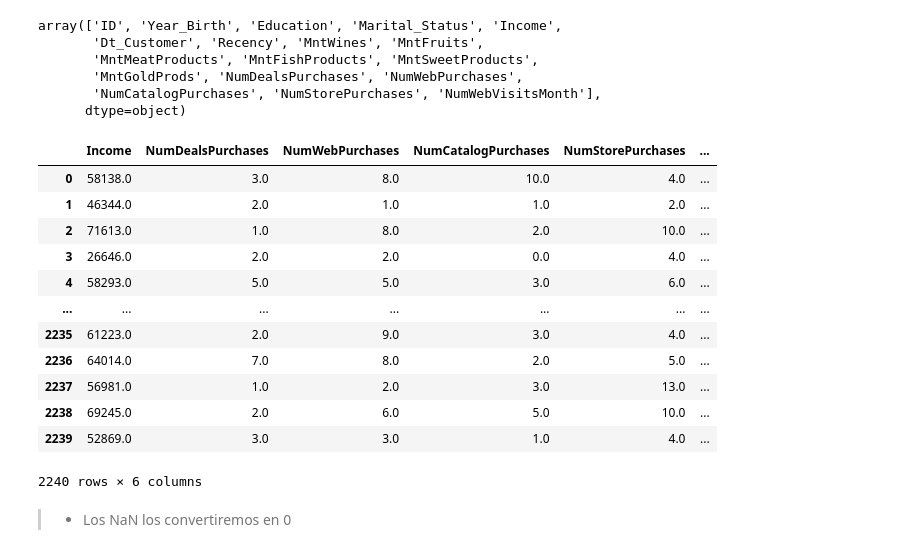
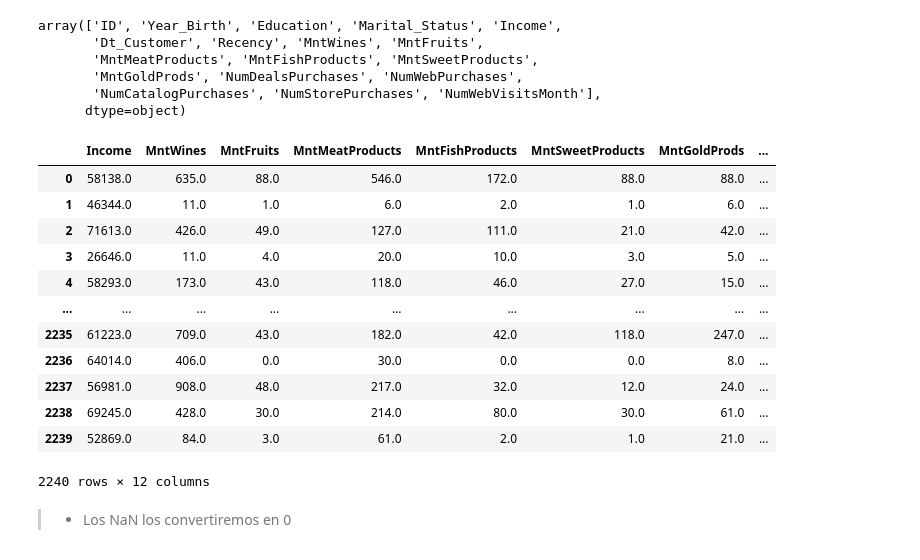
Before and after one commit to berlinpreciado21/ProyectoSimFin_CCorrales_BIPreciado_MVerea, a Jupyter notebook: PE1_BIPE_CCC_MV.ipynb, the cells around one changed output. Drawn from its saved outputs; the diff is of its cells as text; code cells hidden in the pictures.

```diff
--- a/PE1_BIPE_CCC_MV.ipynb
+++ b/PE1_BIPE_CCC_MV.ipynb
@@ -144,24 +166,23 @@ array(['ID', 'Year_Birth', 'Education', 'Marital_Status', 'Income',
        'NumCatalogPurchases', 'NumStorePurchases', 'NumWebVisitsMonth'],
       dtype=object)
 # %%
-datan=data.drop(['ID','Year_Birth', 'Education', 'Marital_Status','Dt_Customer', 'Recency','MntWines', 'MntFruits',
-       'MntMeatProducts', 'MntFishProducts', 'MntSweetProducts',
-       'MntGoldProds'],axis=1)
+datan=data.drop(['ID','Year_Birth', 'Education', 'Marital_Status','Dt_Customer', 'Recency'],axis=1)
 datan
+datan
 # %% [output]
-|  | Income | NumDealsPurchases | NumWebPurchases | NumCatalogPurchases | NumStorePurchases | ... |
-| 0 | 58138.0 | 3.0 | 8.0 | 10.0 | 4.0 | ... |
-| 1 | 46344.0 | 2.0 | 1.0 | 1.0 | 2.0 | ... |
-| 2 | 71613.0 | 1.0 | 8.0 | 2.0 | 10.0 | ... |
-| 3 | 26646.0 | 2.0 | 2.0 | 0.0 | 4.0 | ... |
-| 4 | 58293.0 | 5.0 | 5.0 | 3.0 | 6.0 | ... |
-| ... | ... | ... | ... | ... | ... | ... |
-| 2235 | 61223.0 | 2.0 | 9.0 | 3.0 | 4.0 | ... |
-| 2236 | 64014.0 | 7.0 | 8.0 | 2.0 | 5.0 | ... |
-| 2237 | 56981.0 | 1.0 | 2.0 | 3.0 | 13.0 | ... |
-| 2238 | 69245.0 | 2.0 | 6.0 | 5.0 | 10.0 | ... |
-| 2239 | 52869.0 | 3.0 | 3.0 | 1.0 | 4.0 | ... |
+|  | Income | MntWines | MntFruits | MntMeatProducts | MntFishProducts | MntSweetProducts | MntGoldProds | ... |
+| 0 | 58138.0 | 635.0 | 88.0 | 546.0 | 172.0 | 88.0 | 88.0 | ... |
+| 1 | 46344.0 | 11.0 | 1.0 | 6.0 | 2.0 | 1.0 | 6.0 | ... |
+| 2 | 71613.0 | 426.0 | 49.0 | 127.0 | 111.0 | 21.0 | 42.0 | ... |
+| 3 | 26646.0 | 11.0 | 4.0 | 20.0 | 10.0 | 3.0 | 5.0 | ... |
+| 4 | 58293.0 | 173.0 | 43.0 | 118.0 | 46.0 | 27.0 | 15.0 | ... |
+| ... | ... | ... | ... | ... | ... | ... | ... | ... |
+| 2235 | 61223.0 | 709.0 | 43.0 | 182.0 | 42.0 | 118.0 | 247.0 | ... |
+| 2236 | 64014.0 | 406.0 | 0.0 | 30.0 | 0.0 | 0.0 | 8.0 | ... |
+| 2237 | 56981.0 | 908.0 | 48.0 | 217.0 | 32.0 | 12.0 | 24.0 | ... |
+| 2238 | 69245.0 | 428.0 | 30.0 | 214.0 | 80.0 | 30.0 | 61.0 | ... |
+| 2239 | 52869.0 | 84.0 | 3.0 | 61.0 | 2.0 | 1.0 | 21.0 | ... |
-2240 rows × 6 columns
+2240 rows × 12 columns
 # %% [markdown]
 >- Los NaN los convertiremos en 0
 # %%
```
Also changed, not shown: parts of 18 cells of this notebook.
